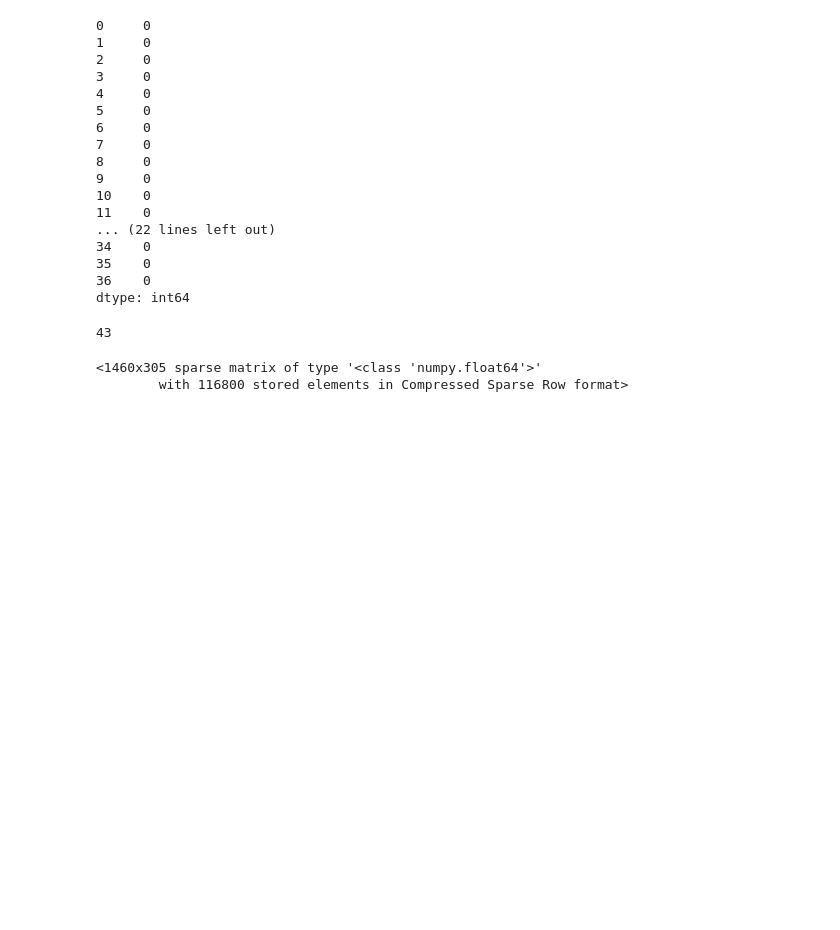
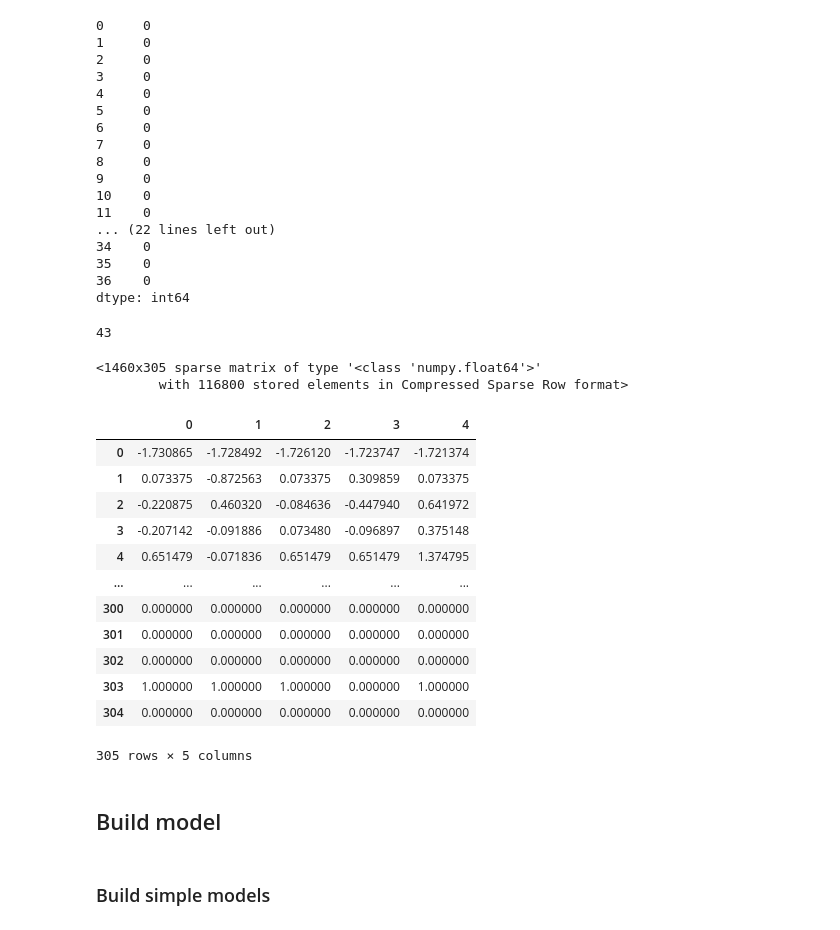
Before and after one commit to AmirGhnbr/house-price-prediction, a Jupyter notebook: house-price-prediction.ipynb, the cells around one changed output. Drawn from its saved outputs; the diff is of its cells as text; code cells hidden in the pictures; blank space fills up the shorter version.

Commit message:
preprocess data & implement basic model

```diff
--- a/house-price-prediction.ipynb
+++ b/house-price-prediction.ipynb
@@ -187,3 +187,24 @@ housing_prepared
 # %% [output]
 <1460x305 sparse matrix of type '<class 'numpy.float64'>'
         with 116800 stored elements in Compressed Sparse Row format>
+# %%
+df_housing_prepared = pd.DataFrame.sparse.from_spmatrix(housing_prepared)
+df_housing_prepared.head().T
+# %% [output]
+|  | 0 | 1 | 2 | 3 | 4 |
+| 0 | -1.730865 | -1.728492 | -1.726120 | -1.723747 | -1.721374 |
+| 1 | 0.073375 | -0.872563 | 0.073375 | 0.309859 | 0.073375 |
+| 2 | -0.220875 | 0.460320 | -0.084636 | -0.447940 | 0.641972 |
+| 3 | -0.207142 | -0.091886 | 0.073480 | -0.096897 | 0.375148 |
+| 4 | 0.651479 | -0.071836 | 0.651479 | 0.651479 | 1.374795 |
+| ... | ... | ... | ... | ... | ... |
+| 300 | 0.000000 | 0.000000 | 0.000000 | 0.000000 | 0.000000 |
+| 301 | 0.000000 | 0.000000 | 0.000000 | 0.000000 | 0.000000 |
+| 302 | 0.000000 | 0.000000 | 0.000000 | 0.000000 | 0.000000 |
+| 303 | 1.000000 | 1.000000 | 1.000000 | 0.000000 | 1.000000 |
+| 304 | 0.000000 | 0.000000 | 0.000000 | 0.000000 | 0.000000 |
+305 rows × 5 columns
+# %% [markdown]
+## Build model
+# %% [markdown]
+### Build simple models
```
Also changed, not shown: parts of 8 cells of this notebook.
